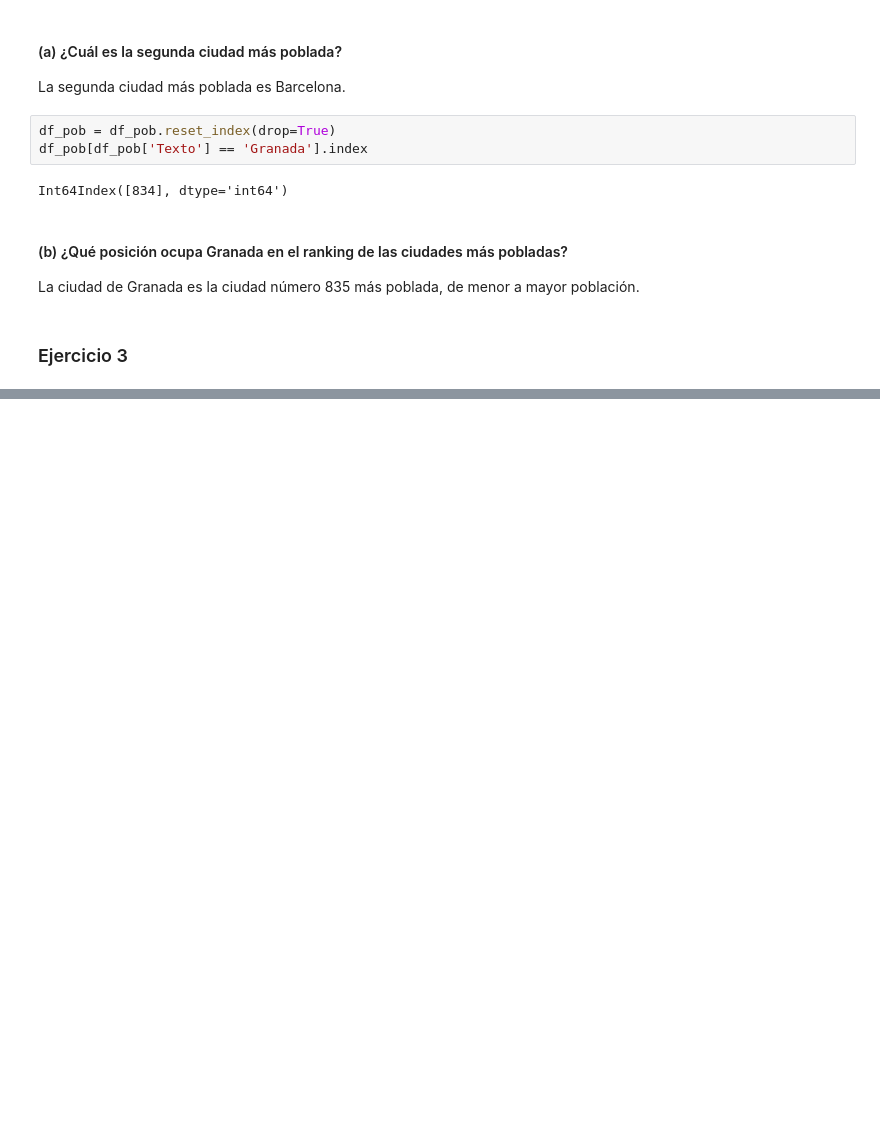
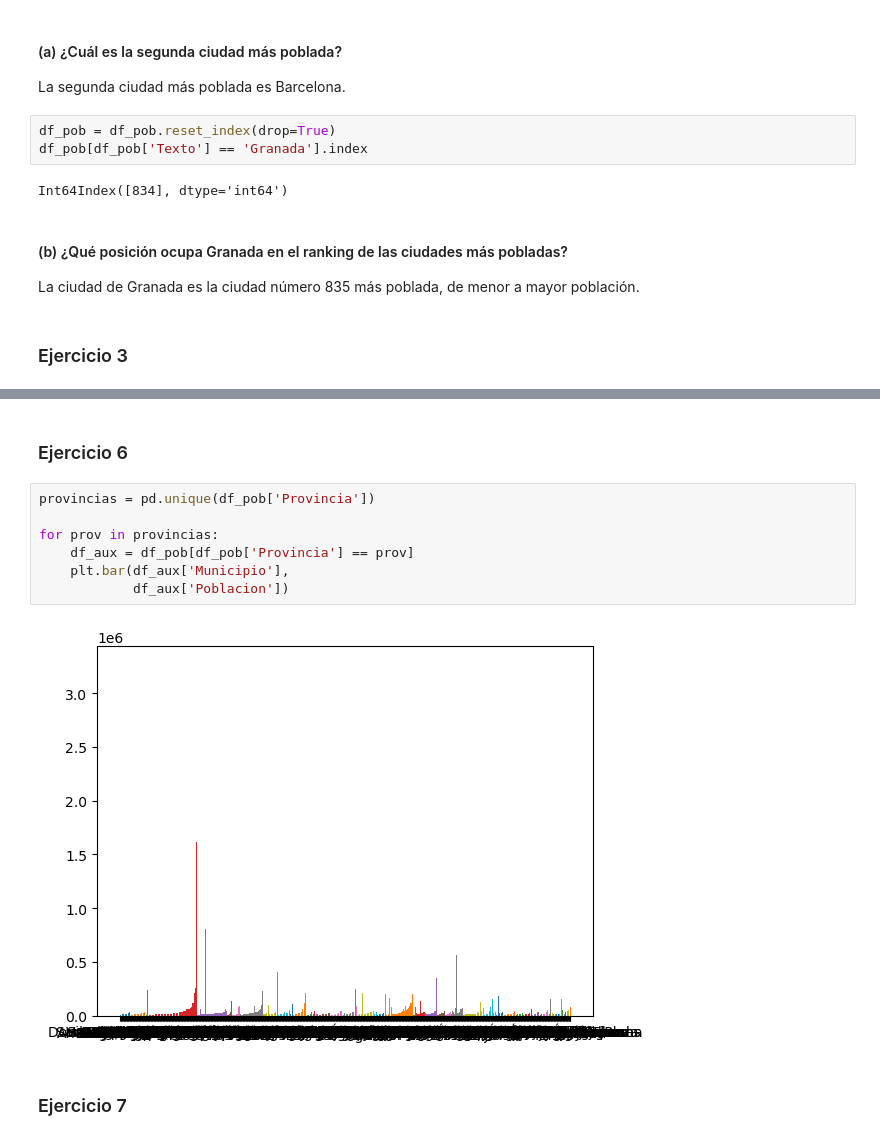
Before and after one commit to cristoforo93/Laboratorio3, a Jupyter notebook: Laboratorio3.ipynb, the cells around one changed output, grey strips where cells are left out. Saved outputs shown, nothing was run; the diff lists cells and outputs as text; blank space fills up the shorter version.

Commit message:
Parte 2
Falta por resolver el último ejercicio de la parte 2.

```diff
--- a/Laboratorio3.ipynb
+++ b/Laboratorio3.ipynb
@@ -108,0 +155,13 @@ La ciudad de Granada es la ciudad número 835 más poblada, de menor a mayor pob
+# %% [markdown]
+### Ejercicio 6
+# %%
+provincias = pd.unique(df_pob['Provincia'])
+
+for prov in provincias:
+    df_aux = df_pob[df_pob['Provincia'] == prov]
+    plt.bar(df_aux['Municipio'],
+            df_aux['Poblacion'])
+# %% [output]
+[figure, added]
+# %% [markdown]
+### Ejercicio 7
```
Also changed, not shown: parts of 11 cells of this notebook.
